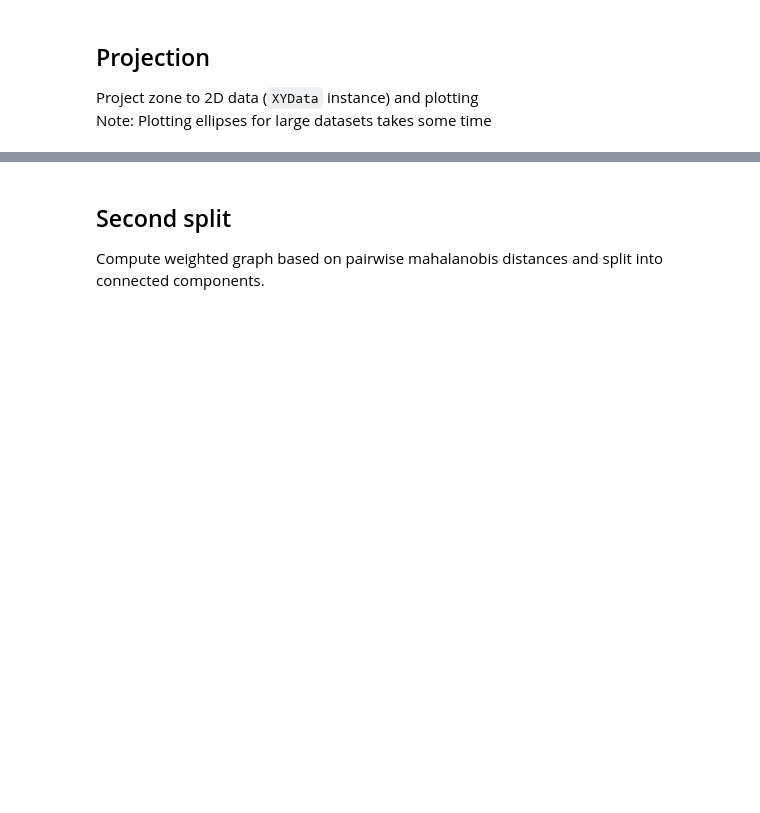
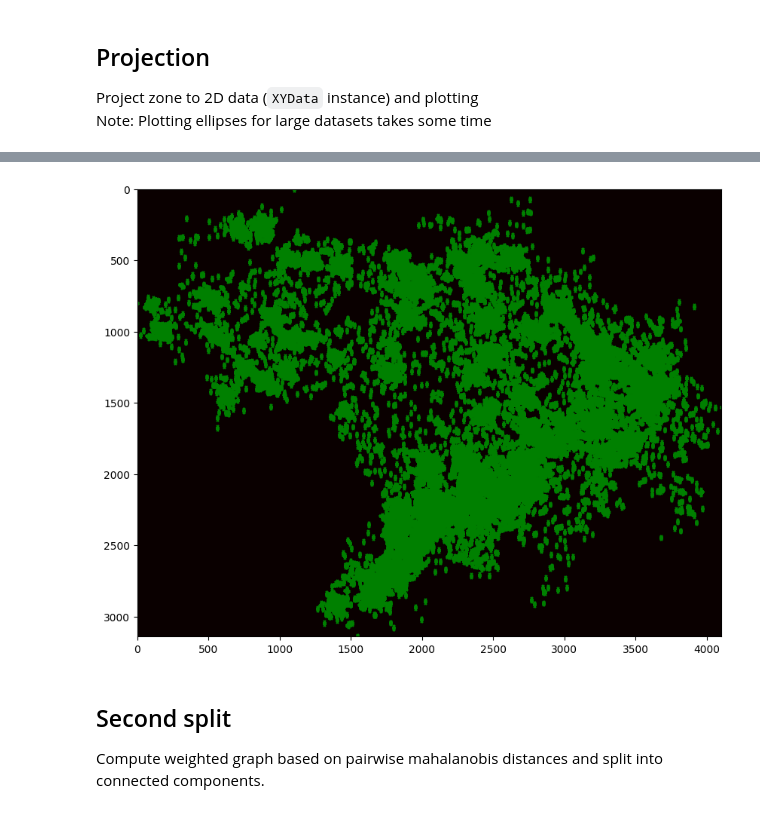
Before and after one commit to Sp0utn1k/ElRed, a Jupyter notebook: Untitled.ipynb, the cells around one changed output, grey strips where cells are left out. Drawn from its saved outputs; the diff is of its cells as text; code cells hidden in the pictures; blank space fills up the shorter version.

```diff
--- a/Untitled.ipynb
+++ b/Untitled.ipynb
@@ -83,3 +193,17 @@ plt.show()
+# %%
+img = np.log1p(blurred)
+img = img#[i_min:i_max, j_min:j_max]
+img = np.flipud(img.T)
+
+plt.figure(figsize=(10,10))
+plt.imshow(img, cmap='hot')
+# plt.xlim(i_min, i_max)
+# plt.ylim(Nj-j_min-1, Nj-j_max-1)
+plt.scatter(maxima[0], Nj-1-maxima[1], marker='x', color='green', s=5)
+
+plt.show()
+# %% [output]
+[figure, added]
 # %% [markdown]
 ## Second split
 Compute weighted graph based on pairwise mahalanobis distances and split into connected components.
```
Also changed, not shown: parts of 20 cells of this notebook, 8 other files.
